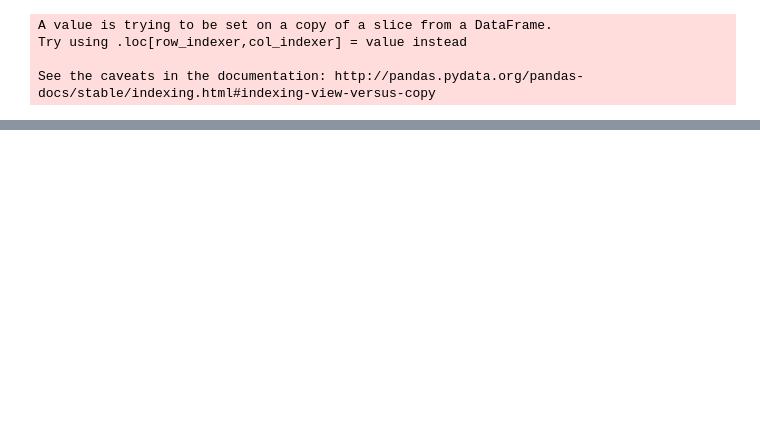
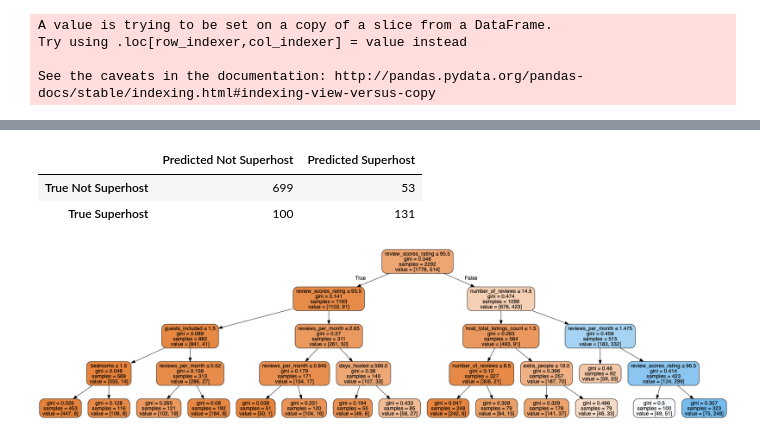
Before and after one commit to hakhuong/Seattle-Airbnb, a Jupyter notebook: Project 1 - Airbnb - EDA.ipynb, the cells around one changed output, grey strips where cells are left out. Cells and saved outputs as stored; diff of their text form; code cells hidden in the pictures; blank space fills up the shorter version.

```diff
--- a/Project 1 - Airbnb - EDA.ipynb
+++ b/Project 1 - Airbnb - EDA.ipynb
@@ -376,0 +574,37 @@ dtype: object
+# %%
+from sklearn.tree import DecisionTreeClassifier
+from sklearn import metrics
+
+model_q3_1_df = listings_df_dummy.dropna(how = 'any', axis = 0)
+model_q3_1_df.drop(columns = 'host_is_superhost_f', axis = 1, inplace = True )
+
+X = model_q3_1_df.drop(columns = 'host_is_superhost_t', axis = 1)
+y  =model_q3_1_df[['host_is_superhost_t']]
+
+# Split dataset into training set and test set
+X_train, X_test, y_train, y_test = train_test_split(X, y, test_size=0.3, random_state=1)
+
+# Hyper parameter via grid search
+parameter = grid_search_model_classifier(X_train, y_train)
+
+# Model
+clf = DecisionTreeClassifier(max_depth= parameter.get('max_depth'),\
+                             min_samples_leaf = parameter.get('min_samples_leaf'))
+clf = clf.fit(X_train,y_train)
+
+
+# Metrics for in-sample
+#Predict the response for test dataset
+y_pred_train = clf.predict(X_train)
+print('In-sample Metrics: ')
+print("In-sample Accuracy:",metrics.accuracy_score(y_train, y_pred_train))
+print("In-sample Precision:",metrics.precision_score(y_train, y_pred_train))
+print("In-sample F-score:",metrics.f1_score(y_train, y_pred_train))
+
+# Metrics for out-sample
+#Predict the response for test dataset
+y_pred = clf.predict(X_test)
+print('Out-sample Metrics: ')
+print("Out-sample Accuracy:",metrics.accuracy_score(y_test, y_pred))
+print("Out-sample Precision:",metrics.precision_score(y_test, y_pred))
+print("Out-sample F-score:",metrics.f1_score(y_test, y_pred))
@@ -376,0 +620,16 @@ dtype: object
+# %%
+from sklearn.metrics import confusion_matrix
+
+pd.DataFrame(
+    confusion_matrix(y_test, y_pred),
+    columns=['Predicted Not Superhost', 'Predicted Superhost'],
+    index=['True Not Superhost', 'True Superhost']
+)
+# %% [output]
+|  | Predicted Not Superhost | Predicted Superhost |
+| True Not Superhost | 699 | 53 |
+| True Superhost | 100 | 131 |
+# %%
+visualize(clf, X_train)
+# %% [output]
+[figure, added]
```
Also changed, not shown: parts of 72 cells of this notebook, 1 other file.
